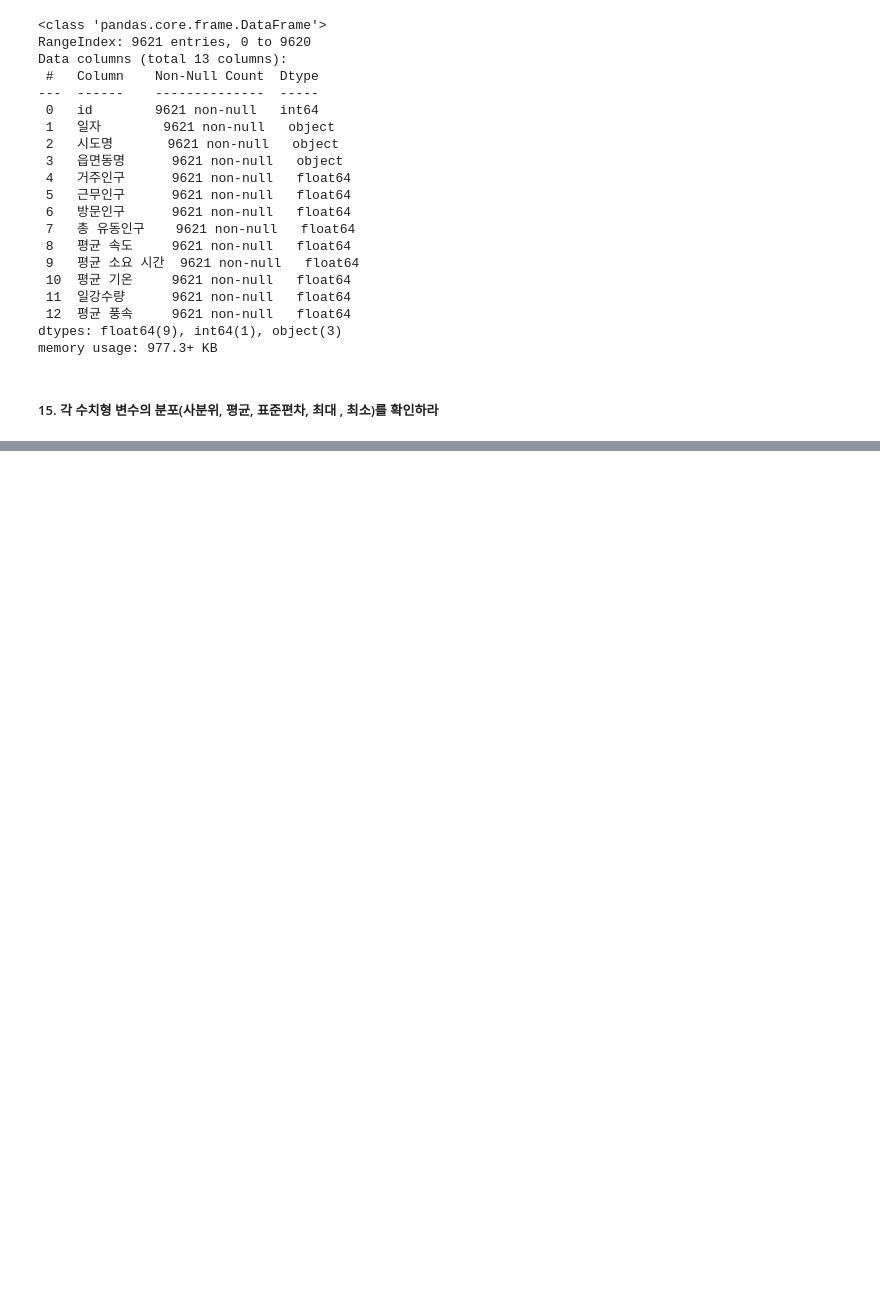
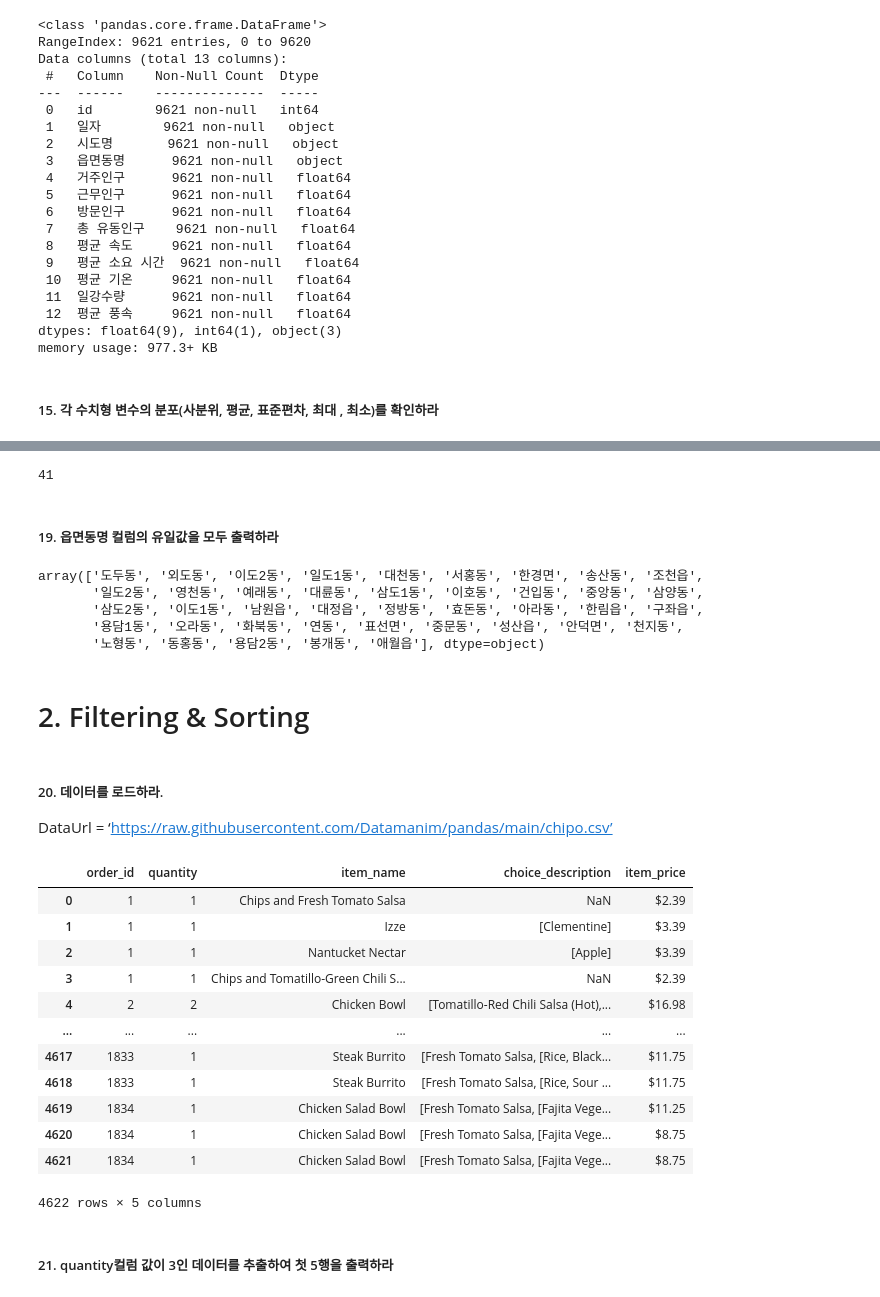
Before and after one commit to cms6090/Big-Data-Analysis, a Jupyter notebook: preprocessing.ipynb, the cells around one changed output, grey strips where cells are left out. Drawn from its saved outputs; the diff is of its cells as text; code cells hidden in the pictures; blank space fills up the shorter version.

```diff
--- a/preprocessing.ipynb
+++ b/preprocessing.ipynb
@@ -243,0 +273,38 @@ df.describe()
+# %%
+df.읍면동명.nunique()
+# %% [output]
+41
+# %% [markdown]
+##### 19. 읍면동명 컬럼의 유일값을 모두 출력하라
+# %%
+df["읍면동명"].unique()
+# %% [output]
+array(['도두동', '외도동', '이도2동', '일도1동', '대천동', '서홍동', '한경면', '송산동', '조천읍',
+       '일도2동', '영천동', '예래동', '대륜동', '삼도1동', '이호동', '건입동', '중앙동', '삼양동',
+       '삼도2동', '이도1동', '남원읍', '대정읍', '정방동', '효돈동', '아라동', '한림읍', '구좌읍',
+       '용담1동', '오라동', '화북동', '연동', '표선면', '중문동', '성산읍', '안덕면', '천지동',
+       '노형동', '동홍동', '용담2동', '봉개동', '애월읍'], dtype=object)
+# %% [markdown]
+# 2. Filtering & Sorting
+# %% [markdown]
+##### 20. 데이터를 로드하라.
+DataUrl = ‘https://raw.githubusercontent.com/Datamanim/pandas/main/chipo.csv’
+# %%
+df = pd.read_csv("https://raw.githubusercontent.com/Datamanim/pandas/main/chipo.csv")
+df
+# %% [output]
+|  | order_id | quantity | item_name | choice_description | item_price |
+| 0 | 1 | 1 | Chips and Fresh Tomato Salsa | NaN | $2.39 |
+| 1 | 1 | 1 | Izze | [Clementine] | $3.39 |
+| 2 | 1 | 1 | Nantucket Nectar | [Apple] | $3.39 |
+| 3 | 1 | 1 | Chips and Tomatillo-Green Chili S... | NaN | $2.39 |
+| 4 | 2 | 2 | Chicken Bowl | [Tomatillo-Red Chili Salsa (Hot),... | $16.98 |
+| ... | ... | ... | ... | ... | ... |
+| 4617 | 1833 | 1 | Steak Burrito | [Fresh Tomato Salsa, [Rice, Black... | $11.75 |
+| 4618 | 1833 | 1 | Steak Burrito | [Fresh Tomato Salsa, [Rice, Sour ... | $11.75 |
+| 4619 | 1834 | 1 | Chicken Salad Bowl | [Fresh Tomato Salsa, [Fajita Vege... | $11.25 |
+| 4620 | 1834 | 1 | Chicken Salad Bowl | [Fresh Tomato Salsa, [Fajita Vege... | $8.75 |
+| 4621 | 1834 | 1 | Chicken Salad Bowl | [Fresh Tomato Salsa, [Fajita Vege... | $8.75 |
+4622 rows × 5 columns
+# %% [markdown]
+##### 21. quantity컬럼 값이 3인 데이터를 추출하여 첫 5행을 출력하라
```
Also changed, not shown: parts of 25 cells of this notebook.
